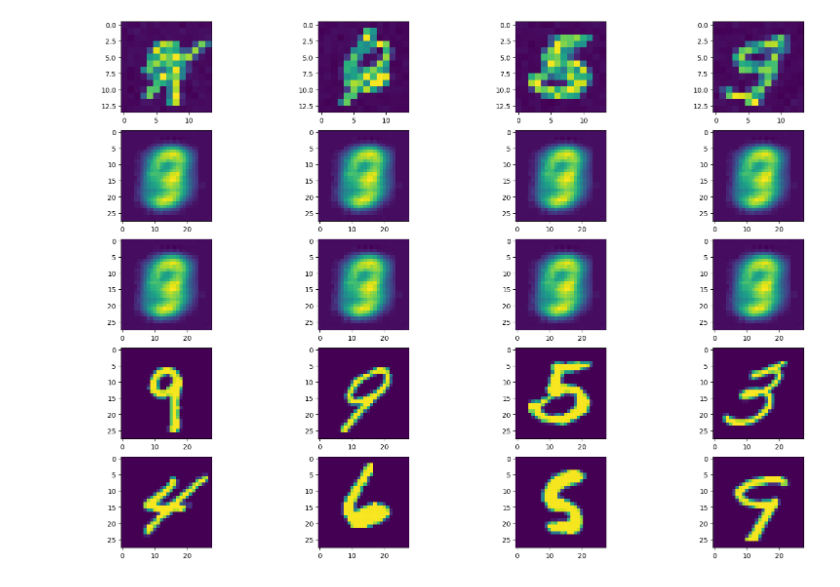
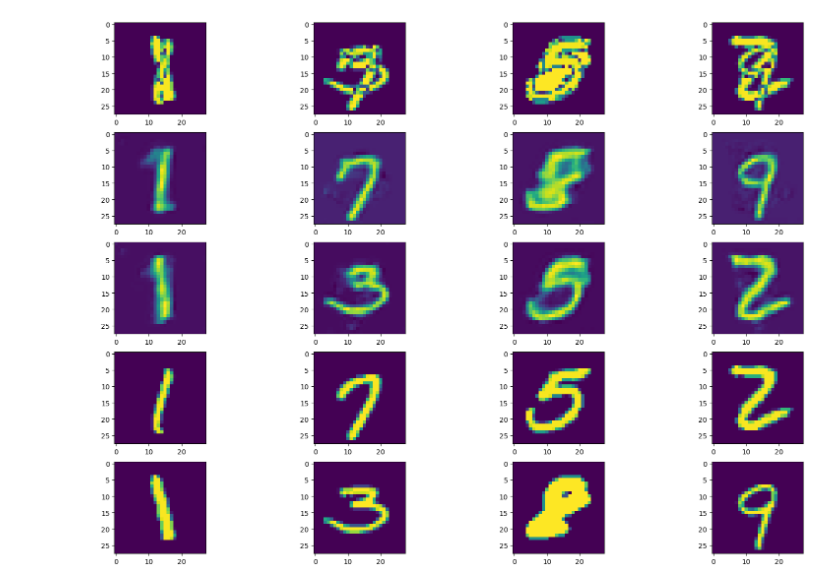
Before and after one commit to aranganath/Image-disambiguation, a Jupyter notebook: Image Disambiguity.ipynb, the cells around one changed output. Saved outputs shown, nothing was run; the diff lists cells and outputs as text; code cells hidden in the pictures.

```diff
--- a/Image Disambiguity.ipynb
+++ b/Image Disambiguity.ipynb
@@ -434,16 +34,16 @@ class DenoisingTransformer(nn.Module):
 # %%
 model = DenoisingTransformer(
-    d_model=392,
-    encoder_feedforward=10,
-    decoder_feedforward=10,
-    encoder_heads=49,
-    decoder_heads=49,
+    d_model=288,
+    encoder_feedforward=50,
+    decoder_feedforward=50,
+    encoder_heads=48,
+    decoder_heads=48,
     num_decoder_layers=1,
     num_encoder_layers=1,
-    upscale=10
+    upscale=1
 ).cuda()
 device = 'cuda' if torch.cuda.is_available() else 'cpu'
 optimizer = torch.optim.Adam(model.parameters(), lr=1e-3)
-criterion = nn.MSELoss()
+criterion = nn.HuberLoss()
 print('Number of model parameter: '+str(sum([parameter.numel() for parameter in model.parameters()])))
 # %% [output]
@@ -481,30 +91,7 @@ torch.Size([64, 8, 7, 7])
-# %%
-#Print only the output images
-def show_outputs(outputs, targets, num_images= 4):
-
-    fig = plt.figure(figsize = (20, 14))
-    rows = 5
-    for i in range(0, rows*num_images):
-        if i >=0 and i < num_images:
-            fig.add_subplot(rows, num_images, i+1)
-            plt.imshow(inputs[i%num_images,0].detach().cpu())
-
-        if i >= num_images and i < 2*num_images:
-            fig.add_subplot(rows, num_images, i+1)
-            plt.imshow(outputs[i%num_images,0].detach().cpu())
-
-        if i >= 2*num_images and i < 3*num_images:
-            fig.add_subplot(rows, num_images, i+1)
-            plt.imshow(outputs[i%num_images, 1].detach().cpu())
-
-        if i >= 3*num_images and i < 4*num_images:
-            fig.add_subplot(rows, num_images, i+1)
-            plt.imshow(targets[i%num_images, 0].detach().cpu())
-
-        if i >= 4*num_images and i < 5*num_images:
-            fig.add_subplot(rows, num_images, i+1)
-            plt.imshow(targets[i%num_images, 1].detach().cpu())
 # %%
-show_outputs(outputs, targets)
+testset = DataLoader(test_supserimposed, batch_size=64, shuffle=True)
+inputs,targets = next(iter(testset))
+outputs = model(inputs.to(device))
+show_outputs(outputs, targets, inputs)
 # %% [output]
-[figure, old version]
+[figure, new version]
```
Also changed, not shown: parts of 11 cells of this notebook.
